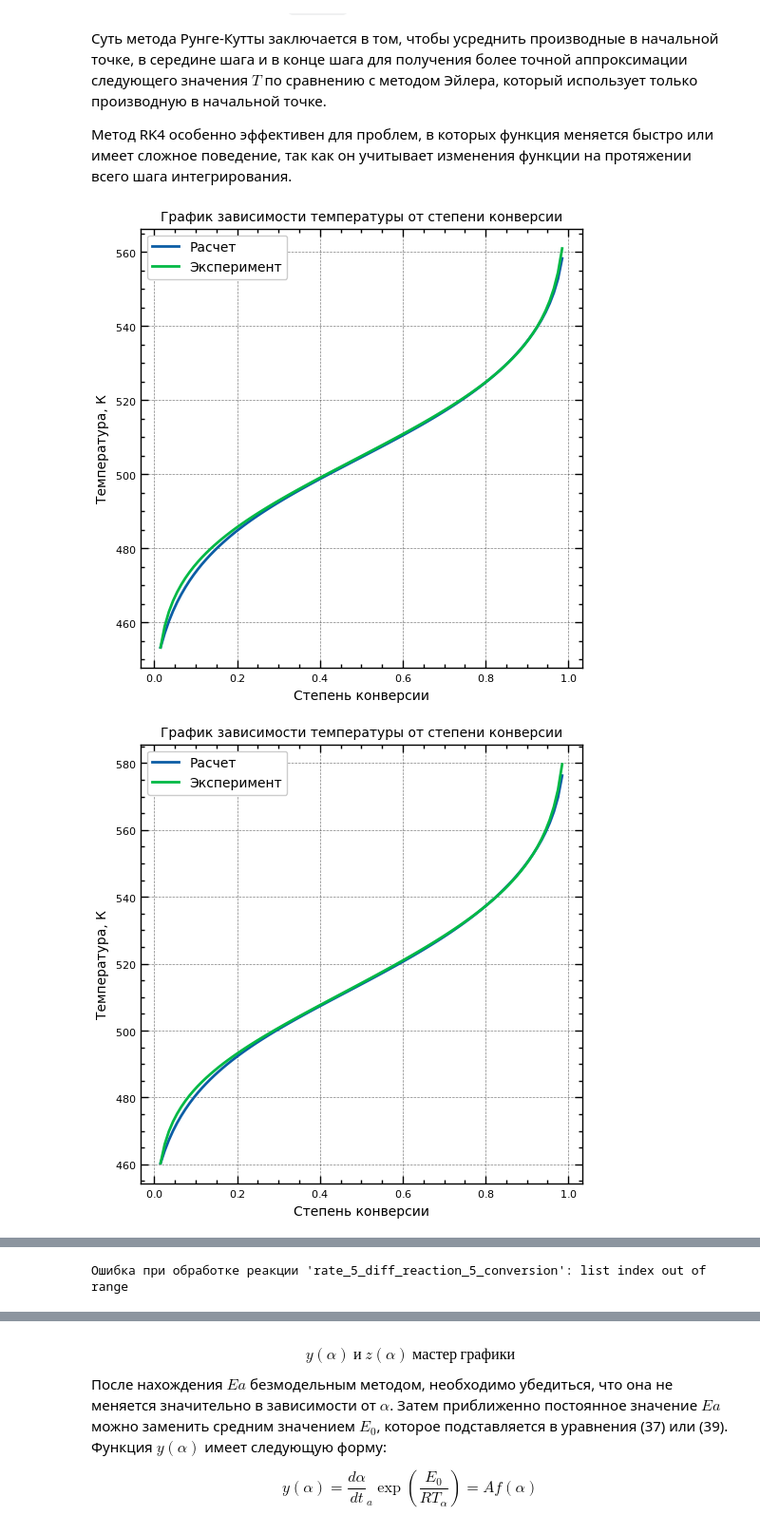
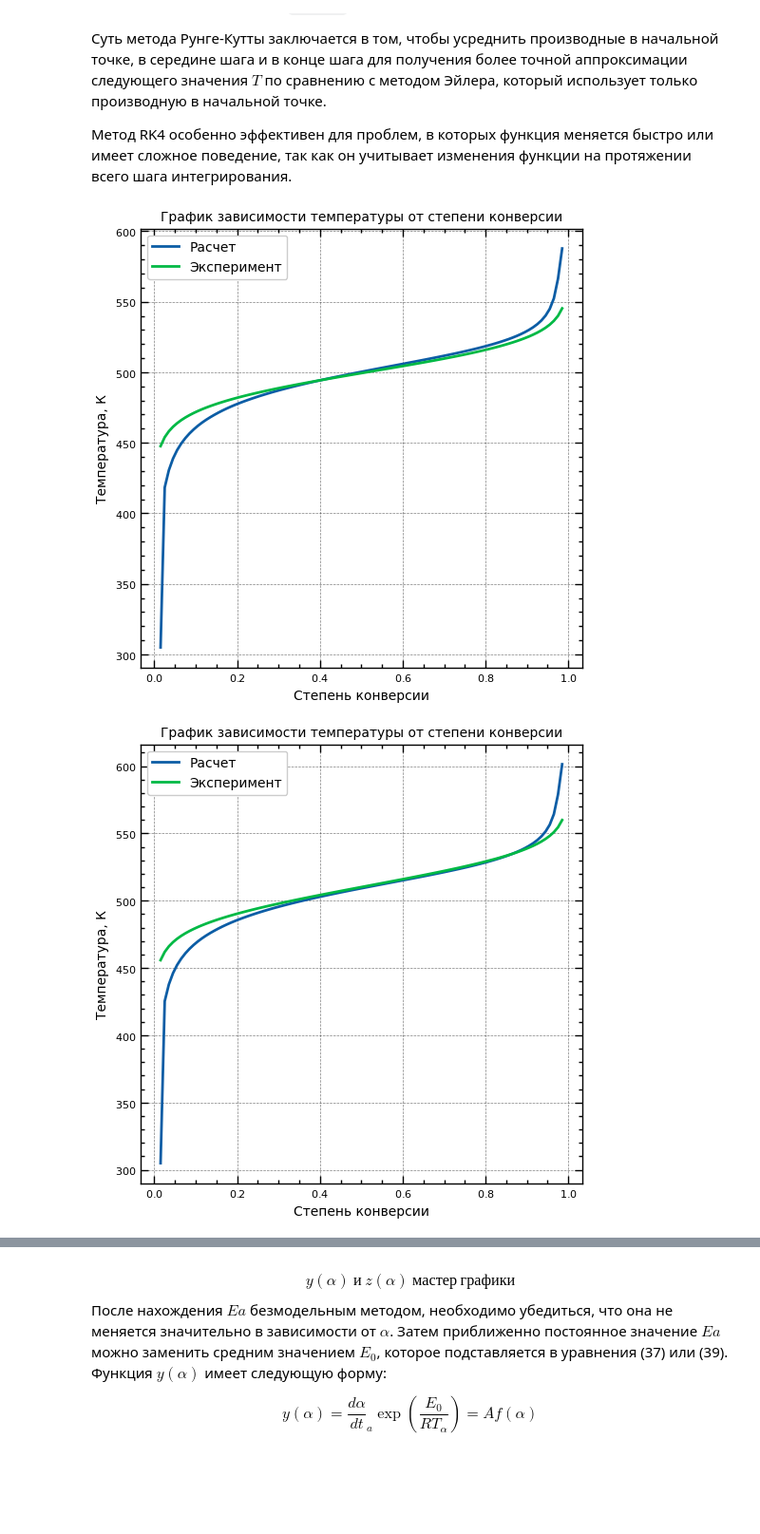
Before and after one commit to kdavjd/isoconversion_study_of_reaction_kinetics, a Jupyter notebook: isoconversion_studyes.ipynb, the cells around one changed output, grey strips where cells are left out. Shown at 95% size. Drawn from its saved outputs; the diff is of its cells as text; code cells hidden in the pictures; blank space fills up the shorter version.

Commit message:
mean SB added, predictions added

```diff
--- a/isoconversion_studyes.ipynb
+++ b/isoconversion_studyes.ipynb
@@ -67,8 +67,8 @@ SMALL_SIZE = 8
 # рабочие константы
 heating_rates = np.array(['3', '5', '10']) # Скорости нагрева представленные в данных
 CONSTRAINT = 0.005 # Отсечение значений ниже максимума от _ для рисунка DTG реакции
-ALPHA_MIN = 0 # Минимальная конверсия
-ALPHA_MAX = 1 # Максимальная конверсия
+ALPHA_MIN = 0.005 # Минимальная конверсия
+ALPHA_MAX = 0.995 # Максимальная конверсия
 CONVERSION_BINS = 100 # Для безмодельных методов
 # Рисунок какой реакции выводить на экран
 TARGET_REACTION = 'reaction_0'
@@ -915,28 +917,10 @@ $$\ln\left(\frac{{\alpha}_i}{T^{1.92}_i}\right) = \text{Const} - \frac{1.0008E_a
 
 Поскольку вышеупомянутые уравнения (21) - (24) одинаково легко решить, применяя анализ линейной регрессии, рекомендуется использовать более точные уравнения, такие как (23) и (24).  Здесь следует настоятельно рекомендовать против часто встречающейся практики выполнения и отчетности по кинетическому анализу на основе одновременного использования более чем одной формы уравнения (21). Одновременное использование двух или более таких уравнений только раскрывает тривиальное различие в значениях $E_a$, вычисленных методами разной точности. Поскольку из такого сравнения не получается кинетическая информация, практику одновременного использования уравнений (21) - (24) следует исключить в пользу использования только одного более точного уравнения.
 # %%
-def get_best_fit_coeffs(x: np.ndarray, y: np.ndarray, max_degree=11) -> np.ndarray:
-    best_rmse = float('inf')
-    best_coeffs = None
-
-    for degree in range(1, max_degree + 1):
-        if degree >= len(x):
-            break
-        coeffs = np.polyfit(x, y, degree)
-        y_pred = np.polyval(coeffs, x)
-        rmse = np.sqrt(((y - y_pred) ** 2).mean())
-
-        if rmse < best_rmse:
-            best_rmse = rmse
-            best_coeffs = coeffs
-
-    return best_coeffs
-
 def calc_exact_temperature(reaction_name: str, conversion: float, reverse_t= False) -> np.ndarray:
 
     filtered_df = conversion_df[(conversion_df[reaction_name] > ALPHA_MIN) & (conversion_df[reaction_name] < ALPHA_MAX)]
     df = filtered_df[['temperature', reaction_name]]
-
     x, y = df[reaction_name], df['temperature'] + 273.15 # В кельвинах
     interpolated_temperature = np.interp(conversion, x, y) # Полиноминальная аппроксимация сильно переобучает
 
@@ -954,7 +938,8 @@ def get_params(reaction: str, reverse_t=True):
     conversion = np.arange(ALPHA_MIN, ALPHA_MAX, 1/CONVERSION_BINS)
     # Получаем значение обратных температур для каждой реакции в точке конверсии
     reverse_temperature = pd.DataFrame({
-        reaction_name:calc_exact_temperature(reaction_name, conversion, reverse_t=reverse_t) for reaction_name in reaction_names})
+        reaction_name:calc_exact_temperature(reaction_name, conversion, reverse_t=reverse_t
+            ) for reaction_name in reaction_names})
 
     return reverse_temperature, conversion
 
@@ -1304,11 +1285,11 @@ if IS_PLOT:
 ## Компенсация
 # %%
 # Подготавливаем df на случай если реакция многостадийная
-def compute_mean_A_csv(kce_csv_path, vyazovkin_path, reaction):
+def compute_mean_A_csv(kce_csv_path, friedman_path, reaction):
     kce_data_df = pd.read_csv(kce_csv_path)
-    vyazovkin_df = pd.read_csv(vyazovkin_path + '/' + reaction + '.csv')
+    friedman_df = pd.read_csv(friedman_path + '/' + reaction + '.csv')
 
-    Ea = vyazovkin_df.abs().idxmin(axis=1)[1:].astype(float)
+    Ea = friedman_df['Friedman']
 
     lnA = {}
     for rate in heating_rates:
@@ -1319,7 +1300,7 @@ def compute_mean_A_csv(kce_csv_path, vyazovkin_path, reaction):
     A = pd.DataFrame(lnA).mean(axis=1).apply(lambda x: np.exp(x))
 
     pd.DataFrame(
-        {'conversion':conversion[1:],
+        {'conversion':friedman_df['conversion'],
         'A':A,
         'Ea':Ea}
     ).to_csv(kce_data_path + reaction + '_df.csv')
@@ -1406,7 +1387,7 @@ if IS_PLOT:
             # рисование отдельного графика
             process_single_rate_graph(kce_csv_path, dd_csv, str(*colname), kce_imgs_path, rate)
 
-        compute_mean_A_csv(kce_csv_path, vyazovkin_path, reaction)
+        compute_mean_A_csv(kce_csv_path, friedman_path, reaction)
 
         # рисование кумулятивного графика
         fig, ax = plt.subplots(figsize=(7, 7))
@@ -1616,12 +1610,12 @@ for reaction_name in tqdm(conversion_df.columns):
         reaction = str(*[reaction for reaction in reaction_list if reaction in reaction_name])
 
         df_path = f"{kce_data_path}{reaction}_df.csv"
-        model_df = pd.read_csv(f"{sestak_berggen_path}/{reaction_name}_coeffs.csv")
+        model_df = pd.read_csv(f"{sestak_berggen_path}/{reaction}_coeffs.csv")
         temp_df = pd.read_csv(df_path)
 
         temperature, conversion = get_params(reaction_name, reverse_t=False)
         temperature = temperature.values.flatten()[1:] # Т.к. в Ea первое значение Nan обрезано
-        conversion = conversion[1:] # Т.к. в Ea первое значение Nan обрезано
+        conversion = conversion[1:]
 
         s = model_df[model_df['model_name'] == 'Sestak-Berggen']['coeffs'].item()
         numbers = re.findall(r'-?\d+\.\d+', s)
@@ -1633,37 +1627,37 @@ for reaction_name in tqdm(conversion_df.columns):
             value = beta * np.exp((Ea(a)/R/T[0]) - lnAfa(a))
             return value
 
-        a_min = temp_df['conversion'].min()
-        a_max = temp_df['conversion'].max() - 0.001
+        a_min = 0.00001
+        a_max = 0.99999
         a_values = np.linspace(a_min, a_max, len(temp_df['conversion']))
-        T0 = temperature[0]
+        T0 = 305
 
         Ea = interp1d(temp_df['conversion'].values, temp_df['Ea'].values, kind='linear', fill_value="extrapolate")
         lnAfa = interp1d(temp_df['conversion'].values, temp_df['ln(Afa)'].values, kind='linear', fill_value="extrapolate")
 
         sol = integrate.solve_ivp(model, [a_min, a_max], [T0], args=(beta, Ea, lnAfa, R), t_eval=a_values,
                                 method='RK45', max_step=2.5e-4, rtol=1e-6, atol=1e-8)
 
         fig, ax = plt.subplots(figsize=(6, 6))
         ax.plot(temp_df['conversion'], sol.y[0], label='Расчет')
         ax.plot(conversion, temperature, label='Эксперимент')
         ax.set_xlabel('Степень конверсии', fontsize=MEDIUM_SIZE)
         ax.set_ylabel('Температура, К', fontsize=MEDIUM_SIZE)
         ax.set_title('График зависимости температуры от степени конверсии', fontsize=MEDIUM_SIZE)
         ax.legend(loc='upper left', fontsize=MEDIUM_SIZE)
         ax.tick_params(axis='both', which='both', labelsize=SMALL_SIZE)
 
         save_path = predictions_path + reaction_name + '.png'
         os.makedirs(os.path.dirname(save_path), exist_ok=True)
         plt.savefig(save_path)
         if TARGET_REACTION == reaction:
             plt.show()
         plt.close()
 
     except Exception as e:
         print(f"Ошибка при обработке реакции '{reaction_name}': {str(e)}")
     finally:
         plt.close()
 # %% [output]
-[figure, old version]
+[figure, new version]
-[figure, old version]
+[figure, new version]
@@ -1671 +1664,0 @@ for reaction_name in tqdm(conversion_df.columns):
-Ошибка при обработке реакции 'rate_5_diff_reaction_5_conversion': list index out of range
```
Also changed, not shown: parts of 14 cells of this notebook.
